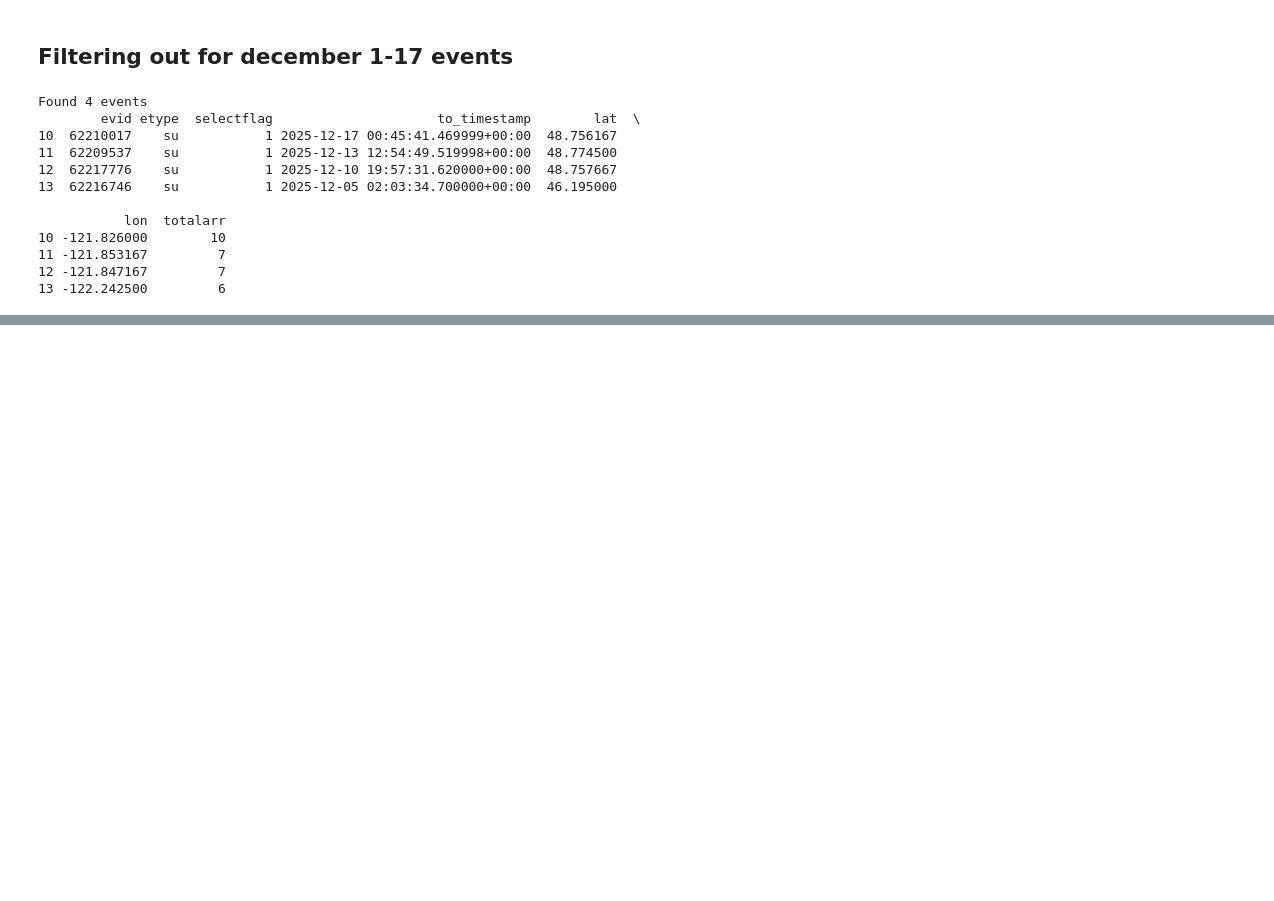
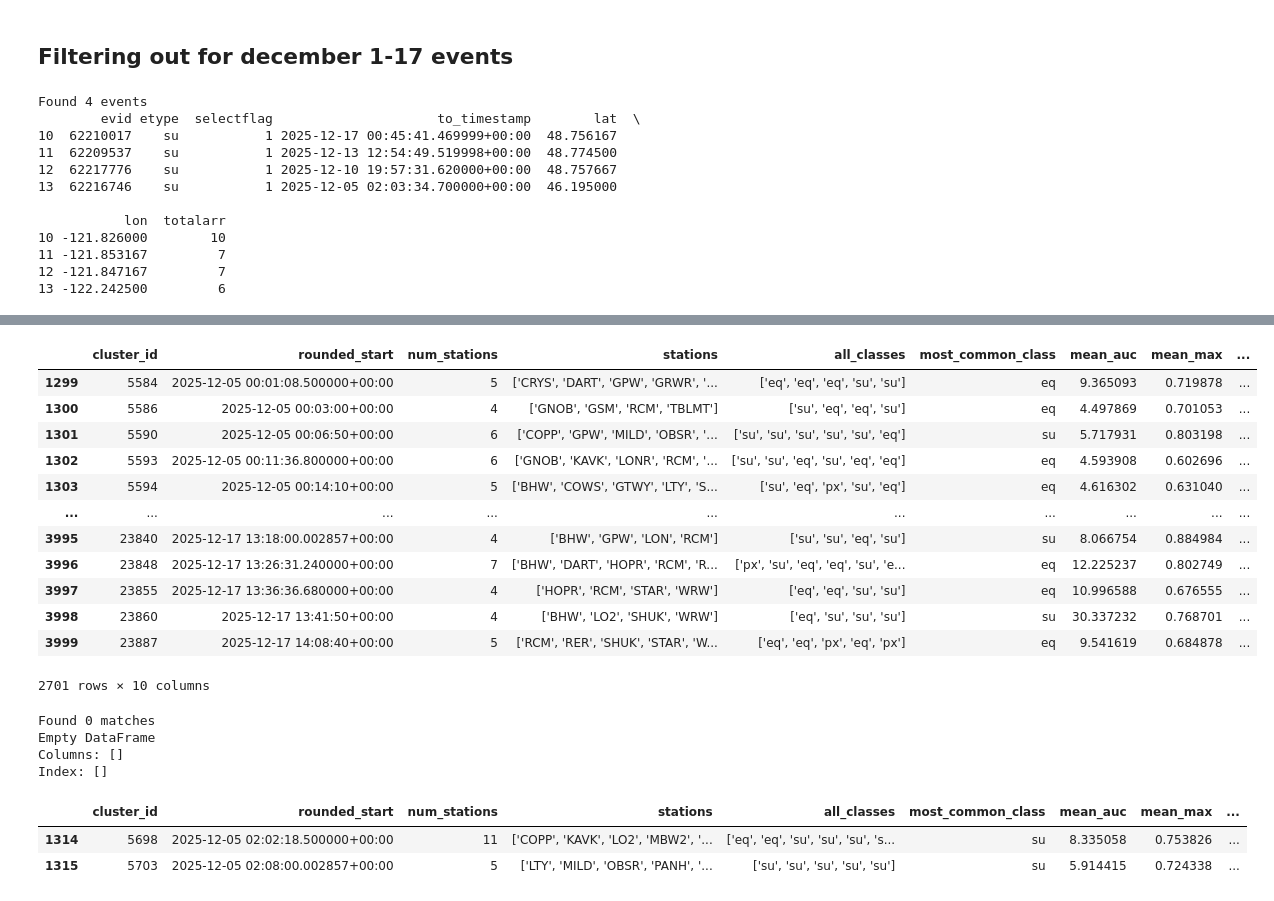
Before and after one commit to Akashkharita/pnw_seismic_event_detection, a Jupyter notebook: notebooks/comparing_to_pnsn_catalog.ipynb, the cells around one changed output, grey strips where cells are left out. Cells and saved outputs as stored; diff of their text form; code cells hidden in the pictures; blank space fills up the shorter version.

```diff
--- a/notebooks/comparing_to_pnsn_catalog.ipynb
+++ b/notebooks/comparing_to_pnsn_catalog.ipynb
@@ -94,5 +94,8 @@ december_events
 # %%
 common_events = pd.read_csv('../logs/common_2025-12-01T00:00:00_to_2025-12-17T14:20:00_events.csv')
+
+# Fix for inconsistent timestamp format - use format='mixed'
+common_events['to_timestamp'] = pd.to_datetime(common_events['rounded_start'], utc = True, format = 'mixed')
 common_events
 # %% [output]
 |  | cluster_id | rounded_start | num_stations | stations | all_classes | most_common_class | mean_auc | mean_max | ... |
@@ -110,0 +114,9 @@ common_events
+# %%
+# Just compare dates, not times - this ignores timezone entirely
+december_events_ml = common_events[
+    (common_events['to_timestamp'].dt.date >= datetime(2025, 12, 5).date()) &
+    (common_events['to_timestamp'].dt.date <= datetime(2025, 12, 18).date())
+]
+
+print(f"Found {len(december_events_ml)} events")
+print(december_events_ml)
@@ -110,0 +149,67 @@ common_events
+# %%
+december_events_ml
+# %% [output]
+|  | cluster_id | rounded_start | num_stations | stations | all_classes | most_common_class | mean_auc | mean_max | ... |
+| 1299 | 5584 | 2025-12-05 00:01:08.500000+00:00 | 5 | ['CRYS', 'DART', 'GPW', 'GRWR', '... | ['eq', 'eq', 'eq', 'su', 'su'] | eq | 9.365093 | 0.719878 | ... |
+| 1300 | 5586 | 2025-12-05 00:03:00+00:00 | 4 | ['GNOB', 'GSM', 'RCM', 'TBLMT'] | ['su', 'eq', 'eq', 'su'] | eq | 4.497869 | 0.701053 | ... |
+| 1301 | 5590 | 2025-12-05 00:06:50+00:00 | 6 | ['COPP', 'GPW', 'MILD', 'OBSR', '... | ['su', 'su', 'su', 'su', 'su', 'eq'] | su | 5.717931 | 0.803198 | ... |
+| 1302 | 5593 | 2025-12-05 00:11:36.800000+00:00 | 6 | ['GNOB', 'KAVK', 'LONR', 'RCM', '... | ['su', 'su', 'eq', 'su', 'eq', 'eq'] | eq | 4.593908 | 0.602696 | ... |
+| 1303 | 5594 | 2025-12-05 00:14:10+00:00 | 5 | ['BHW', 'COWS', 'GTWY', 'LTY', 'S... | ['su', 'eq', 'px', 'su', 'eq'] | eq | 4.616302 | 0.631040 | ... |
+| ... | ... | ... | ... | ... | ... | ... | ... | ... | ... |
+| 3995 | 23840 | 2025-12-17 13:18:00.002857+00:00 | 4 | ['BHW', 'GPW', 'LON', 'RCM'] | ['su', 'su', 'eq', 'su'] | su | 8.066754 | 0.884984 | ... |
+| 3996 | 23848 | 2025-12-17 13:26:31.240000+00:00 | 7 | ['BHW', 'DART', 'HOPR', 'RCM', 'R... | ['px', 'su', 'eq', 'eq', 'su', 'e... | eq | 12.225237 | 0.802749 | ... |
+| 3997 | 23855 | 2025-12-17 13:36:36.680000+00:00 | 4 | ['HOPR', 'RCM', 'STAR', 'WRW'] | ['eq', 'eq', 'su', 'su'] | eq | 10.996588 | 0.676555 | ... |
+| 3998 | 23860 | 2025-12-17 13:41:50+00:00 | 4 | ['BHW', 'LO2', 'SHUK', 'WRW'] | ['eq', 'su', 'su', 'su'] | su | 30.337232 | 0.768701 | ... |
+| 3999 | 23887 | 2025-12-17 14:08:40+00:00 | 5 | ['RCM', 'RER', 'SHUK', 'STAR', 'W... | ['eq', 'eq', 'px', 'eq', 'px'] | eq | 9.541619 | 0.684878 | ... |
+2701 rows × 10 columns
+# %%
+from datetime import timedelta
+
+# Create a list to store matches
+matches = []
+
+# For each event in december_events_pnsn
+for idx, pnsn_row in december_events_pnsn.iterrows():
+    pnsn_time = pnsn_row['to_timestamp']
+
+    # Define the time window (30 seconds before and after)
+    time_lower = pnsn_time - timedelta(seconds= 600)
+    time_upper = pnsn_time + timedelta(seconds= 600)
+
+    # Find all ML events within this window
+    ml_matches = december_events_ml[
+        (december_events_ml['to_timestamp'] >= time_lower) &
+        (december_events_ml['to_timestamp'] <= time_upper)
+    ]
+
+
+    """
+    # Store the results
+    for ml_idx, ml_row in ml_matches.iterrows():
+        time_diff = (ml_row['to_timestamp'] - pnsn_time).total_seconds()
+        matches.append({
+            'pnsn_evid': pnsn_row['evid'],
+            'pnsn_timestamp': pnsn_time,
+            'ml_evid': ml_row['evid'],
+            'ml_timestamp': ml_row['to_timestamp'],
+            'time_diff_seconds': time_diff
+        })
+
+    """
+
+# Convert to DataFrame
+matches_df = pd.DataFrame(matches)
+
+print(f"Found {len(matches_df)} matches")
+print(matches_df)
+# %% [output]
+Found 0 matches
+Empty DataFrame
+Columns: []
+Index: []
+# %%
+ml_matches
+# %% [output]
+|  | cluster_id | rounded_start | num_stations | stations | all_classes | most_common_class | mean_auc | mean_max | ... |
+| 1314 | 5698 | 2025-12-05 02:02:18.500000+00:00 | 11 | ['COPP', 'KAVK', 'LO2', 'MBW2', '... | ['eq', 'eq', 'su', 'su', 'su', 's... | su | 8.335058 | 0.753826 | ... |
+| 1315 | 5703 | 2025-12-05 02:08:00.002857+00:00 | 5 | ['LTY', 'MILD', 'OBSR', 'PANH', '... | ['su', 'su', 'su', 'su', 'su'] | su | 5.914415 | 0.724338 | ... |
```
Also changed, not shown: parts of 6 cells of this notebook.
